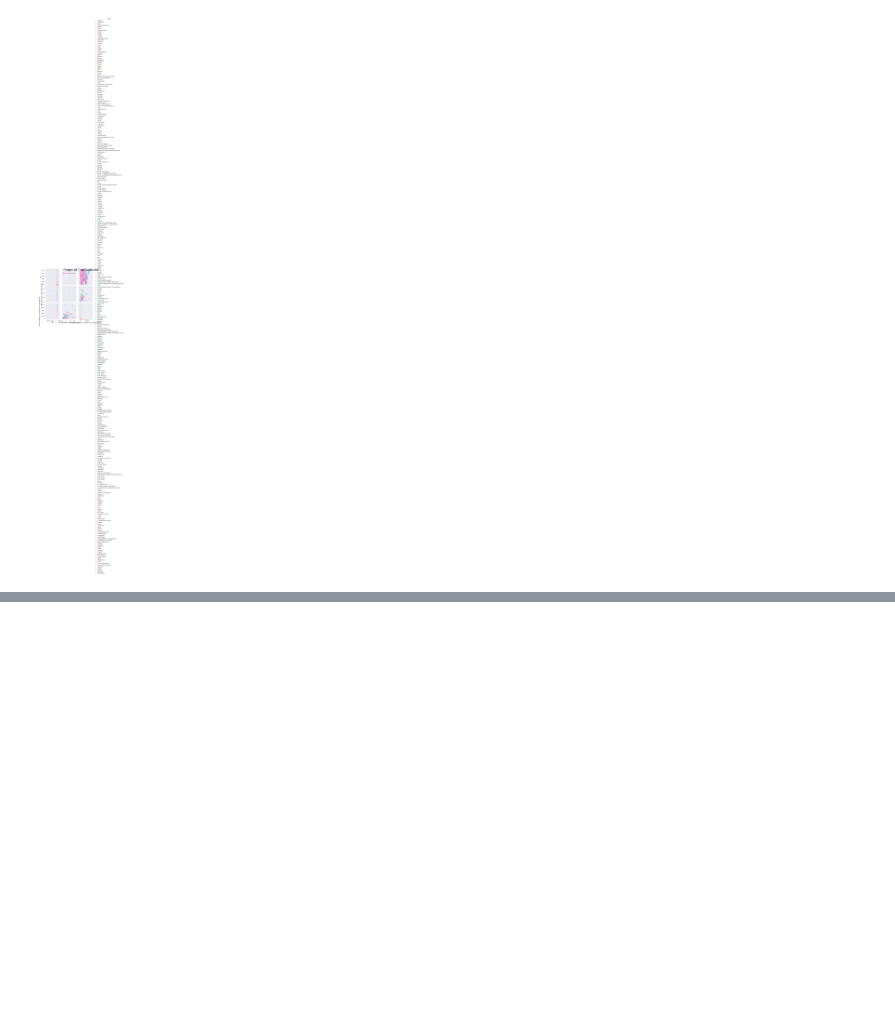
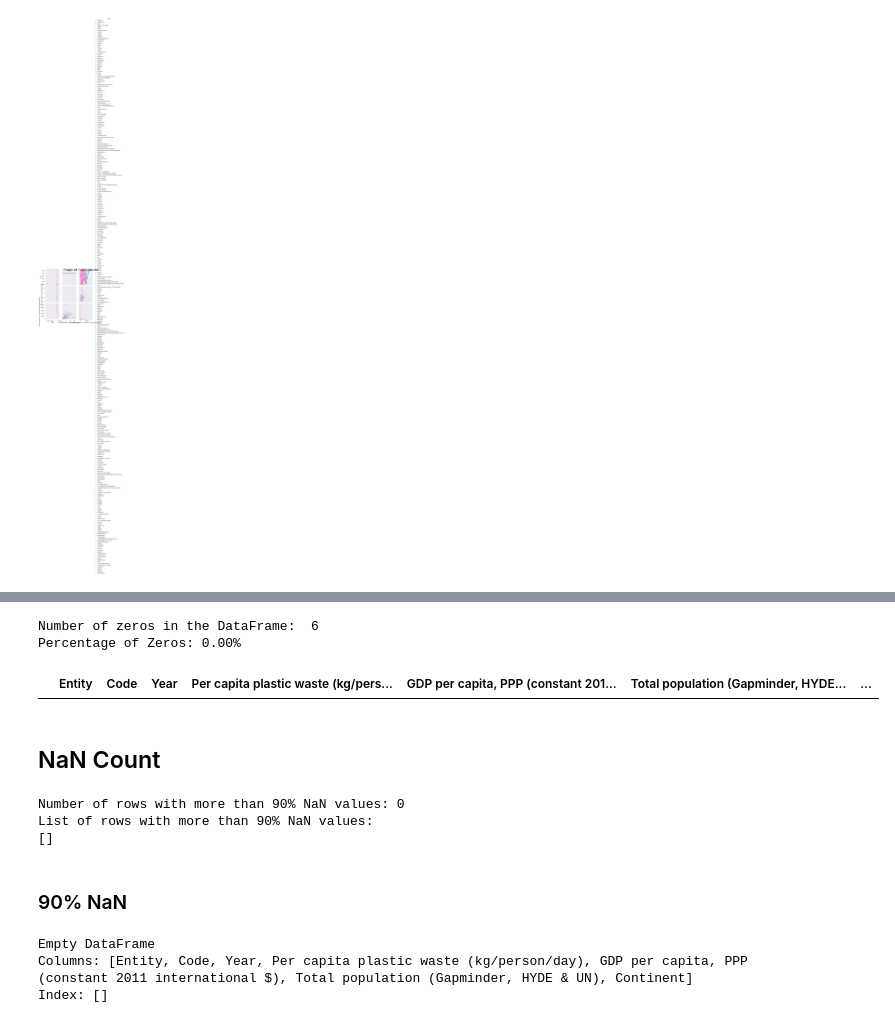
Before and after one commit to sba23416/SBA23416_StrategicThinkingCA2, a Jupyter notebook: Per-Capita-Plastic-Waste-Vs-Gdp-Per-Capita-Final.ipynb, the cells around one changed output, grey strips where cells are left out. Drawn from its saved outputs; the diff is of its cells as text; code cells hidden in the pictures; blank space fills up the shorter version.

```diff
--- a/Per-Capita-Plastic-Waste-Vs-Gdp-Per-Capita-Final.ipynb
+++ b/Per-Capita-Plastic-Waste-Vs-Gdp-Per-Capita-Final.ipynb
@@ -218,0 +259,44 @@ for i in GB_df.select_dtypes(include="number").columns:
+# %%
+total_data = GB_df.size
+zero_count = (GB_df ==0).sum().sum()
+percentage_zeros = (zero_count / total_data) * 100
+
+print("Number of zeros in the DataFrame: ", zero_count)
+print(f"Percentage of Zeros: {percentage_zeros:.2f}%")
+# %% [output]
+Number of zeros in the DataFrame:  6
+Percentage of Zeros: 0.00%
+# %%
+duplicate_rows = GB_df[GB_df.duplicated()]
+duplicate_rows
+# %% [output]
+|  | Entity | Code | Year | Per capita plastic waste (kg/pers... | GDP per capita, PPP (constant 201... | Total population (Gapminder, HYDE... | ... |
+# %% [markdown]
+## NaN Count
+# %%
+import pandas as pd
+
+#GB_df is a pandas DataFrame
+
+NaN_counts = GB_df.isnull().sum(axis=1)
+threshold = 0.9 * GB_df.shape[1]
+rows_with_90_percent_NaN = NaN_counts[NaN_counts > threshold]
+
+print(f"Number of rows with more than 90% NaN values: {len(rows_with_90_percent_NaN)}")
+
+list_of_rows = rows_with_90_percent_NaN.index.tolist()
+print("List of rows with more than 90% NaN values:")
+print(list_of_rows)
+# %% [output]
+Number of rows with more than 90% NaN values: 0
+List of rows with more than 90% NaN values:
+[]
+# %% [markdown]
+### 90% NaN
+# %%
+rows_90_percent_nan = GB_df.iloc[list_of_rows]
+print(rows_90_percent_nan)
+# %% [output]
+Empty DataFrame
+Columns: [Entity, Code, Year, Per capita plastic waste (kg/person/day), GDP per capita, PPP (constant 2011 international $), Total population (Gapminder, HYDE & UN), Continent]
+Index: []
```
Also changed, not shown: parts of 16 cells of this notebook.
